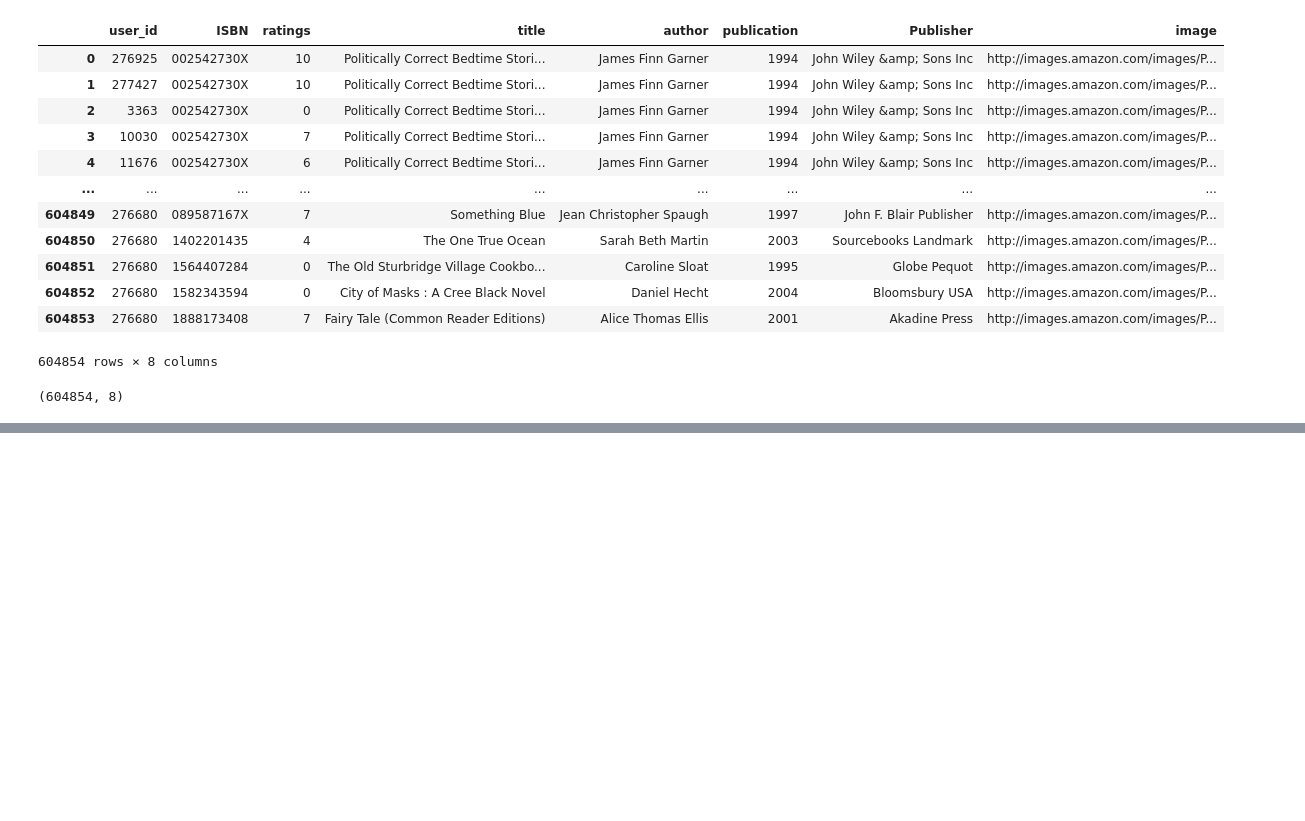
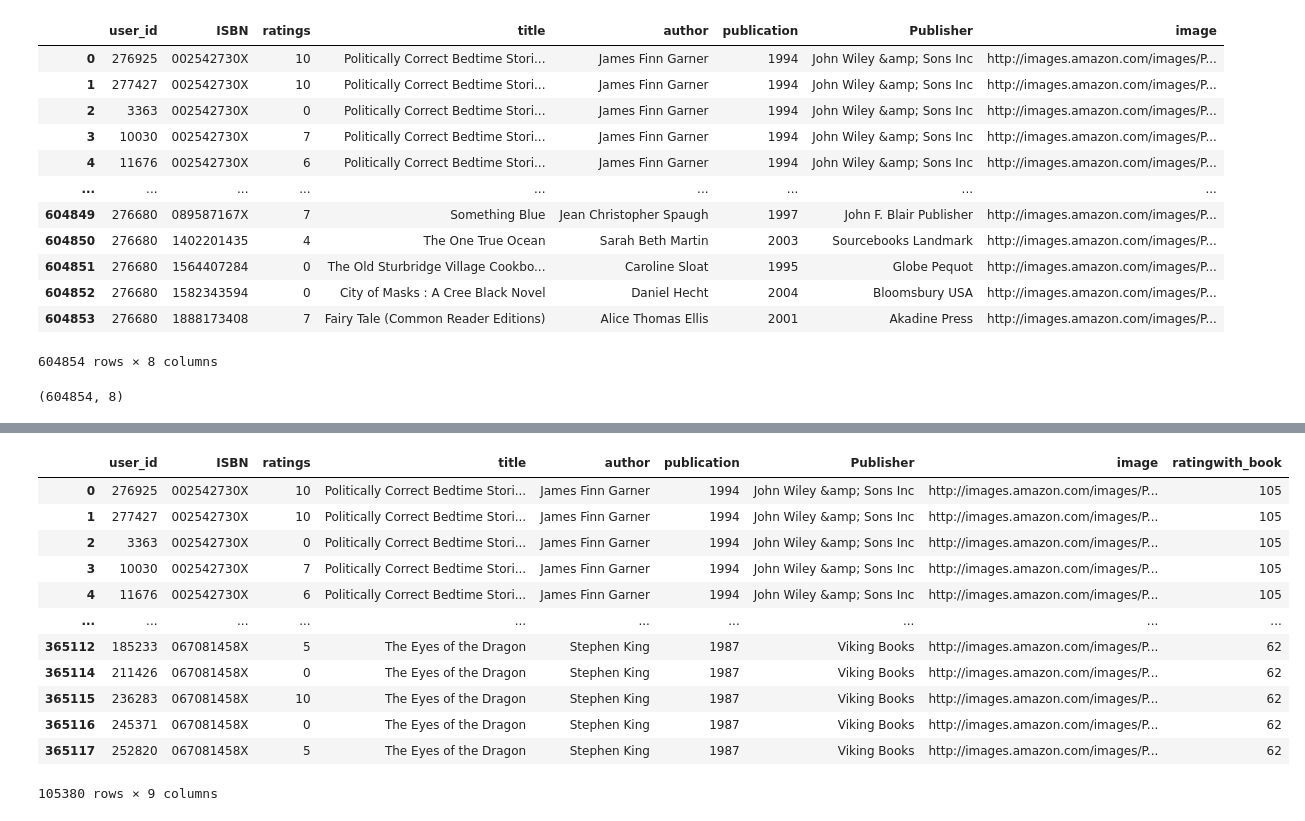
Before and after one commit to sunilbhandari123/Book_Recommendation, a Jupyter notebook: Untitled.ipynb, the cells around one changed output, grey strips where cells are left out. Cells and saved outputs as stored; diff of their text form; code cells hidden in the pictures; blank space fills up the shorter version.

```diff
--- a/Untitled.ipynb
+++ b/Untitled.ipynb
@@ -254,0 +325,16 @@ new_ratings.shape
+# %%
+new_final_rating
+# %% [output]
+|  | user_id | ISBN | ratings | title | author | publication | Publisher | image | ratingwith_book |
+| 0 | 276925 | 002542730X | 10 | Politically Correct Bedtime Stori... | James Finn Garner | 1994 | John Wiley &amp; Sons Inc | http://images.amazon.com/images/P... | 105 |
+| 1 | 277427 | 002542730X | 10 | Politically Correct Bedtime Stori... | James Finn Garner | 1994 | John Wiley &amp; Sons Inc | http://images.amazon.com/images/P... | 105 |
+| 2 | 3363 | 002542730X | 0 | Politically Correct Bedtime Stori... | James Finn Garner | 1994 | John Wiley &amp; Sons Inc | http://images.amazon.com/images/P... | 105 |
+| 3 | 10030 | 002542730X | 7 | Politically Correct Bedtime Stori... | James Finn Garner | 1994 | John Wiley &amp; Sons Inc | http://images.amazon.com/images/P... | 105 |
+| 4 | 11676 | 002542730X | 6 | Politically Correct Bedtime Stori... | James Finn Garner | 1994 | John Wiley &amp; Sons Inc | http://images.amazon.com/images/P... | 105 |
+| ... | ... | ... | ... | ... | ... | ... | ... | ... | ... |
+| 365112 | 185233 | 067081458X | 5 | The Eyes of the Dragon | Stephen King | 1987 | Viking Books | http://images.amazon.com/images/P... | 62 |
+| 365114 | 211426 | 067081458X | 0 | The Eyes of the Dragon | Stephen King | 1987 | Viking Books | http://images.amazon.com/images/P... | 62 |
+| 365115 | 236283 | 067081458X | 10 | The Eyes of the Dragon | Stephen King | 1987 | Viking Books | http://images.amazon.com/images/P... | 62 |
+| 365116 | 245371 | 067081458X | 0 | The Eyes of the Dragon | Stephen King | 1987 | Viking Books | http://images.amazon.com/images/P... | 62 |
+| 365117 | 252820 | 067081458X | 5 | The Eyes of the Dragon | Stephen King | 1987 | Viking Books | http://images.amazon.com/images/P... | 62 |
+105380 rows × 9 columns
```
Also changed, not shown: parts of 23 cells of this notebook.
